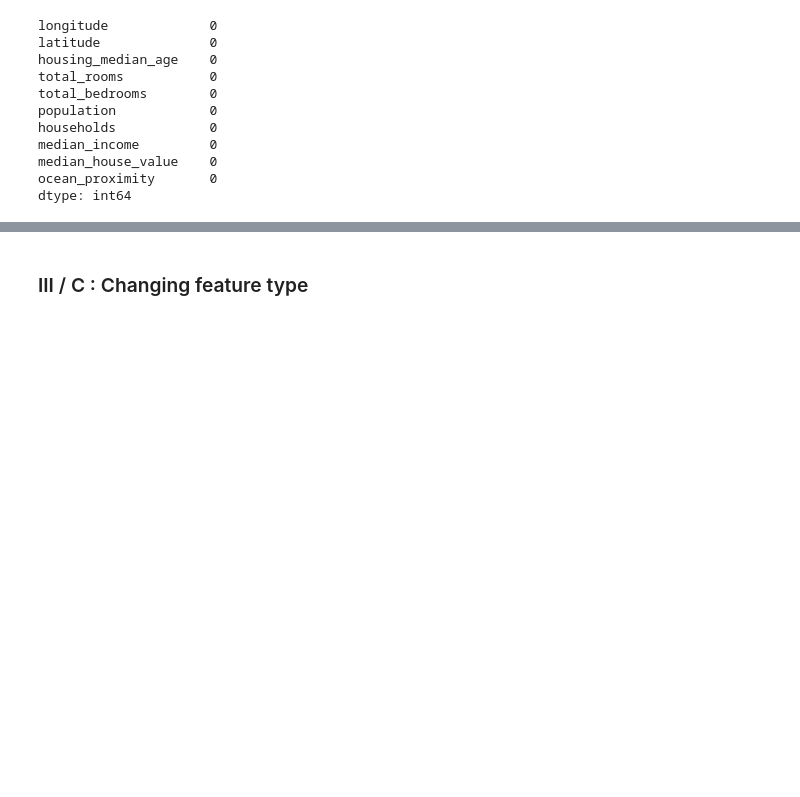
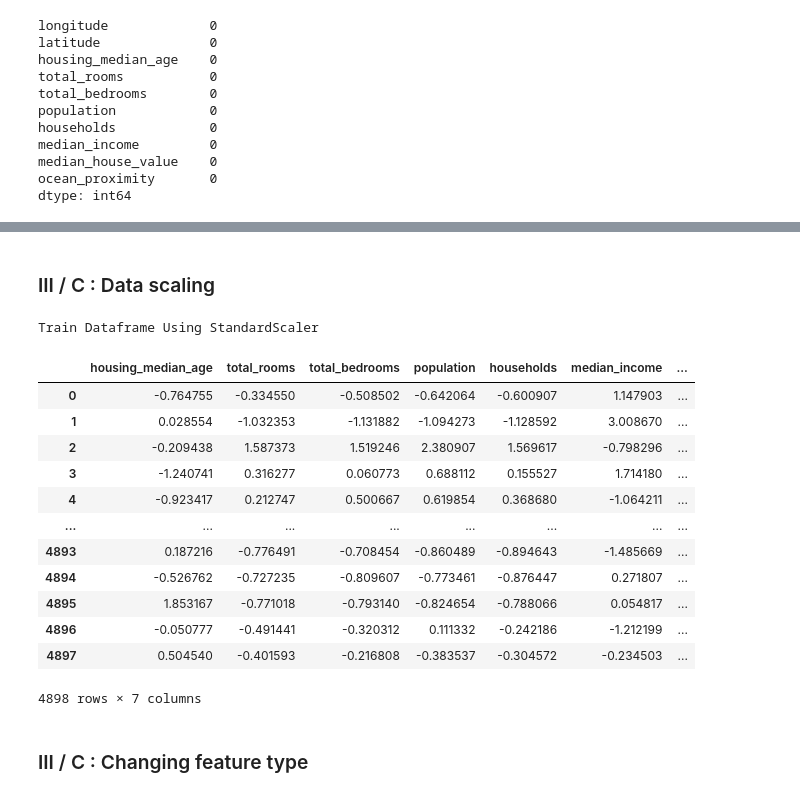
Before and after one commit to JonathanRaso/silicon_valley_immo_arturo, a Jupyter notebook: notebook_EDA.ipynb, the cells around one changed output, grey strips where cells are left out. Cells and saved outputs as stored; diff of their text form; code cells hidden in the pictures; blank space fills up the shorter version.

Commit message:
Starting scaling data, need to test model with this new scaled df

```diff
--- a/notebook_EDA.ipynb
+++ b/notebook_EDA.ipynb
@@ -361,6 +394,50 @@ train_df.to_csv("C:/Users/SImplon.co/Documents/JonathanRaso/simplon/Arturo/05_si
 # %%
 # We will do our first iteration with this test_df_1 dataframe, just to get a baseline score using only missing values
 test_df.to_csv("C:/Users/SImplon.co/Documents/JonathanRaso/simplon/Arturo/05_silcon_valley_linear/data/test_df_1.csv", index=False)
+# %% [markdown]
+### III / C : Data scaling
+# %%
+# We know that there is a problem with the scale of our features. We will use sklearn to do that.
+
+# Importing dataframes of the first iteration
+train_df_1 = pd.read_csv("data/train_df_1.csv")
+test_df_1 = pd.read_csv("data/test_df_1.csv")
+
+# First, we define StandardScaler()
+scaler = StandardScaler()
+
+# Then, we scale our data, selecting only the column that we want to scale.
+train_scaled_df = scaler.fit_transform(train_df_1.iloc[:, 2:9].to_numpy())
+test_scaled_df = scaler.transform(test_df_1.iloc[:, 2:9].to_numpy())
+
+# Finaly, we create a dataframe to store these values.
+train_scaled_df = pd.DataFrame(train_scaled_df, columns=['housing_median_age','total_rooms',
+                                             'total_bedrooms','population',
+                                             'households','median_income','median_house_value'])
+
+test_scaled_df = pd.DataFrame(test_scaled_df, columns=['housing_median_age','total_rooms',
+                                             'total_bedrooms','population',
+                                             'households','median_income','median_house_value'])
+
+
+
+print("Train Dataframe Using StandardScaler")
+test_scaled_df
+# %% [output]
+Train Dataframe Using StandardScaler
+|  | housing_median_age | total_rooms | total_bedrooms | population | households | median_income | ... |
+| 0 | -0.764755 | -0.334550 | -0.508502 | -0.642064 | -0.600907 | 1.147903 | ... |
+| 1 | 0.028554 | -1.032353 | -1.131882 | -1.094273 | -1.128592 | 3.008670 | ... |
+| 2 | -0.209438 | 1.587373 | 1.519246 | 2.380907 | 1.569617 | -0.798296 | ... |
+| 3 | -1.240741 | 0.316277 | 0.060773 | 0.688112 | 0.155527 | 1.714180 | ... |
+| 4 | -0.923417 | 0.212747 | 0.500667 | 0.619854 | 0.368680 | -1.064211 | ... |
+| ... | ... | ... | ... | ... | ... | ... | ... |
+| 4893 | 0.187216 | -0.776491 | -0.708454 | -0.860489 | -0.894643 | -1.485669 | ... |
+| 4894 | -0.526762 | -0.727235 | -0.809607 | -0.773461 | -0.876447 | 0.271807 | ... |
+| 4895 | 1.853167 | -0.771018 | -0.793140 | -0.824654 | -0.788066 | 0.054817 | ... |
+| 4896 | -0.050777 | -0.491441 | -0.320312 | 0.111332 | -0.242186 | -1.212199 | ... |
+| 4897 | 0.504540 | -0.401593 | -0.216808 | -0.383537 | -0.304572 | -0.234503 | ... |
+4898 rows × 7 columns
 # %% [markdown]
 ### III / C : Changing feature type
 # %%
```
Also changed, not shown: parts of 13 cells of this notebook, 1 other file.
